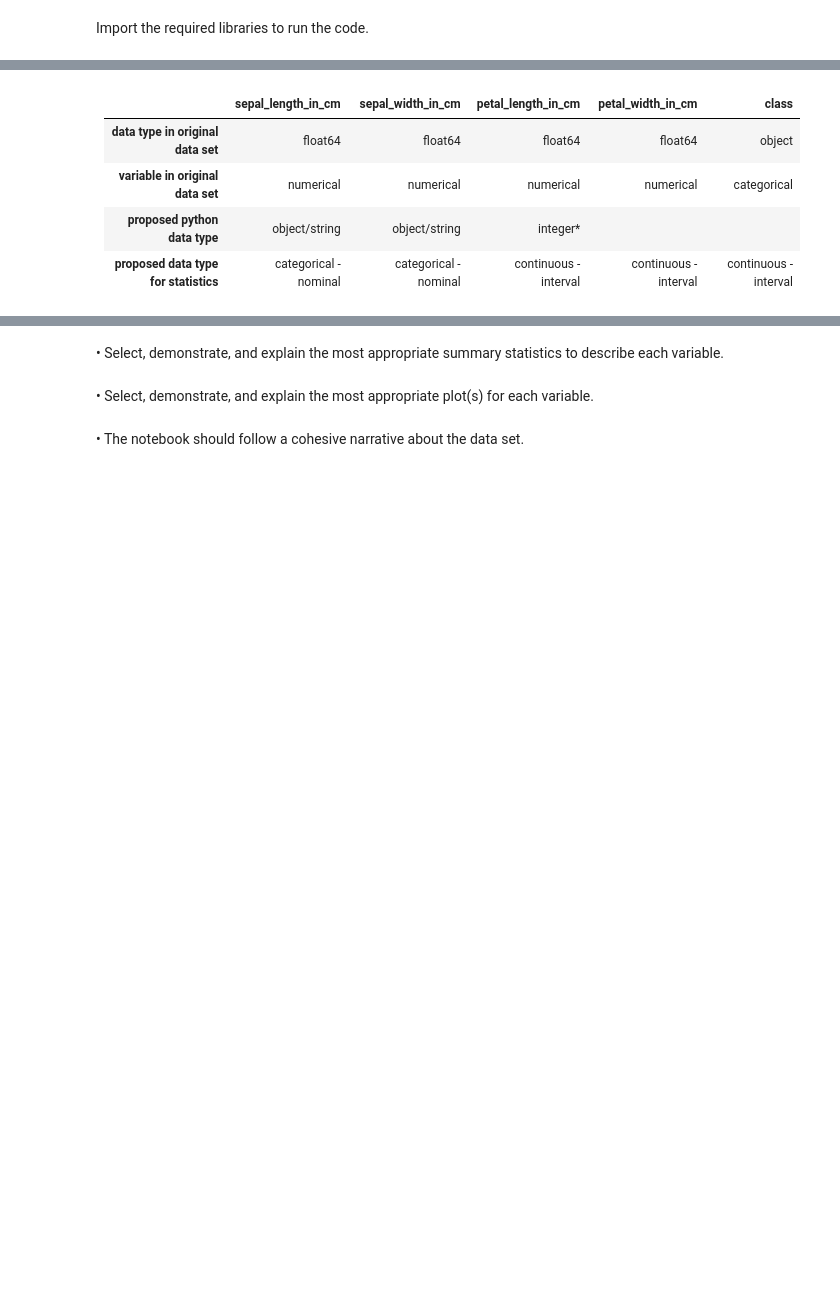
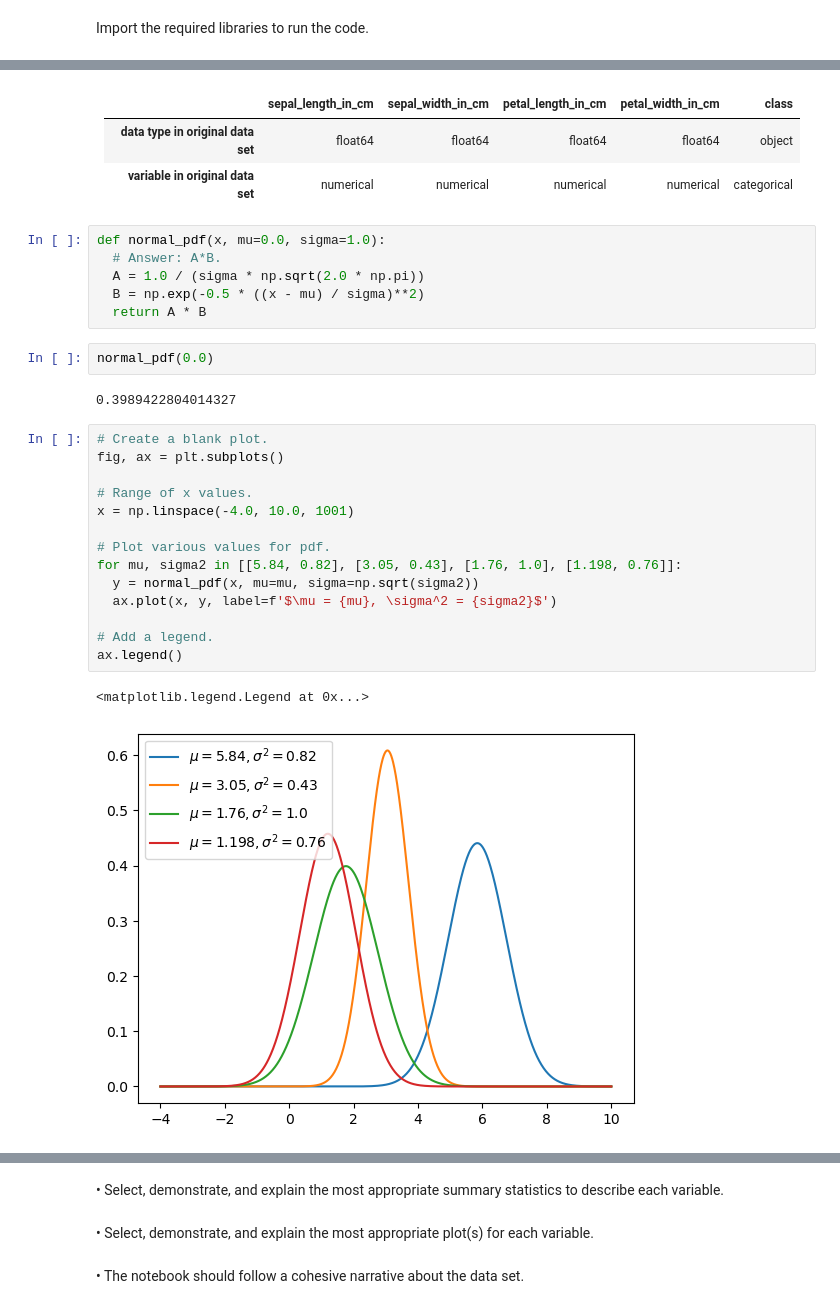
Before and after one commit to emma2d/Fundamentals_of_DA, a Jupyter notebook: project.ipynb, the cells around one changed output, grey strips where cells are left out. Drawn from its saved outputs; the diff is of its cells as text; blank space fills up the shorter version.

```diff
--- a/project.ipynb
+++ b/project.ipynb
@@ -54,5 +80,30 @@ None
  |---|:---|---|---|---|---|
  |**data type in original data set**|float64|float64|float64|float64|object|
  |**variable in original data set**|numerical|numerical|numerical|numerical|categorical|
- |**proposed python data type**|object/string|object/string|integer*|
- |**proposed data type for statistics** |categorical - nominal|categorical - nominal|continuous - interval|continuous - interval|continuous - interval|
+# %%
+def normal_pdf(x, mu=0.0, sigma=1.0):
+  # Answer: A*B.
+  A = 1.0 / (sigma * np.sqrt(2.0 * np.pi))
+  B = np.exp(-0.5 * ((x - mu) / sigma)**2)
+  return A * B
+# %%
+normal_pdf(0.0)
+# %% [output]
+0.3989422804014327
+# %%
+# Create a blank plot.
+fig, ax = plt.subplots()
+
+# Range of x values.
+x = np.linspace(-4.0, 10.0, 1001)
+
+# Plot various values for pdf.
+for mu, sigma2 in [[5.84, 0.82], [3.05, 0.43], [1.76, 1.0], [1.198, 0.76]]:
+  y = normal_pdf(x, mu=mu, sigma=np.sqrt(sigma2))
+  ax.plot(x, y, label=f'$\mu = {mu}, \sigma^2 = {sigma2}$')
+
+# Add a legend.
+ax.legend()
+# %% [output]
+<matplotlib.legend.Legend at 0x...>
+[figure, added]
```
Also changed, not shown: parts of 7 cells of this notebook, 1 other file.
